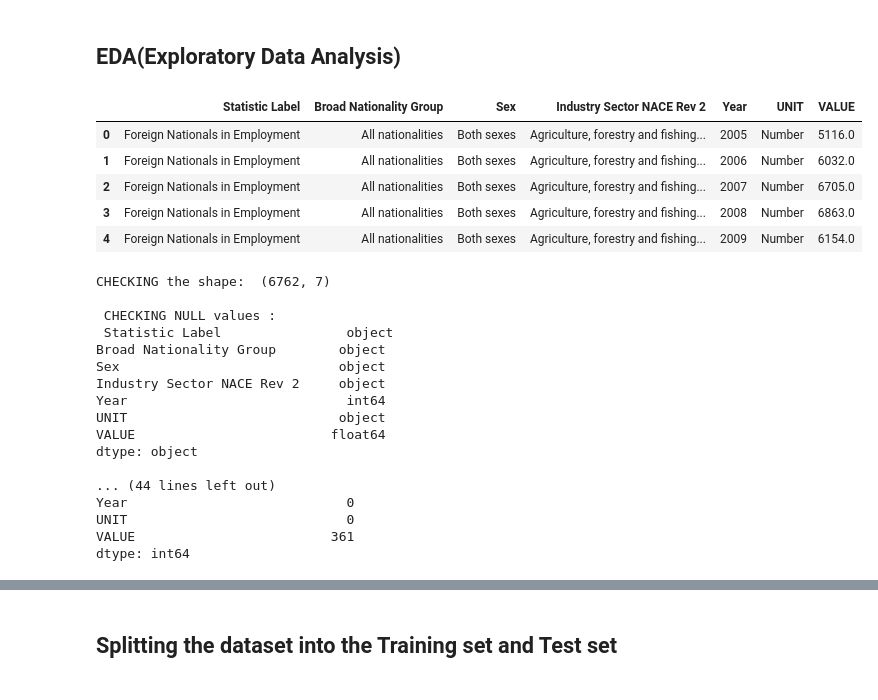
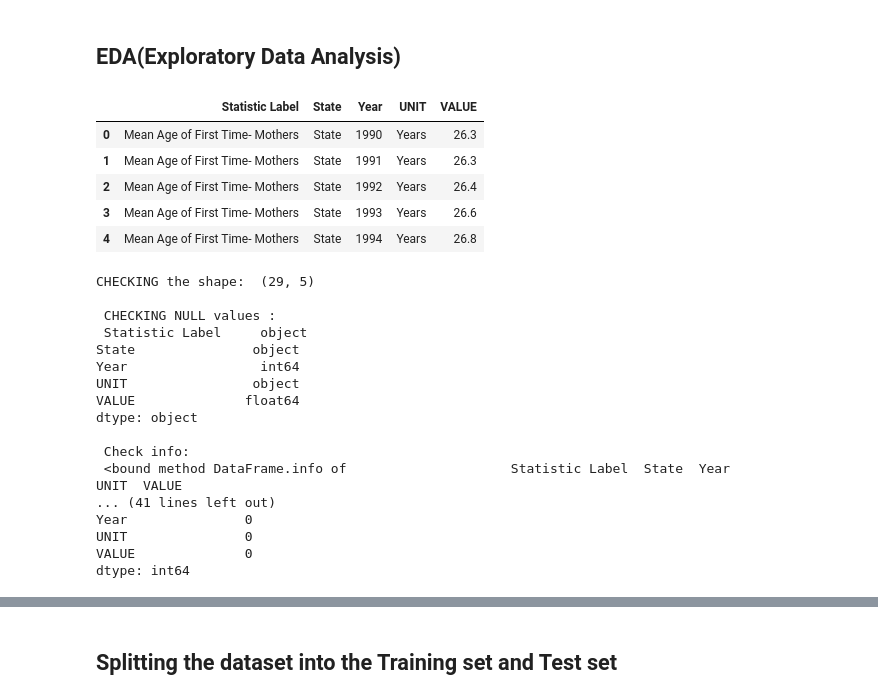
Before and after one commit to FernandoDataAnalitycs/ca_project, a Jupyter notebook: assignments.ipynb, the cells around one changed output, grey strips where cells are left out. Saved outputs shown, nothing was run; the diff lists cells and outputs as text; code cells hidden in the pictures.

```diff
--- a/assignments.ipynb
+++ b/assignments.ipynb
@@ -15,35 +12,37 @@ fn_in_employment = pd.read_csv("fna08_foreign_nationals_in_employment.csv")
+# %%
+df_aofm = pd.read_csv("PPO18_age_of_firstime_mothers.csv")# aofm = age_of_firstime_mothers
 # %% [markdown]
 ## EDA(Exploratory Data Analysis)
 # %%
-fn_in_employment.head()
+df_aofm.head()
 # %% [output]
-|  | Statistic Label | Broad Nationality Group | Sex | Industry Sector NACE Rev 2 | Year | UNIT | VALUE |
-| 0 | Foreign Nationals in Employment | All nationalities | Both sexes | Agriculture, forestry and fishing... | 2005 | Number | 5116.0 |
-| 1 | Foreign Nationals in Employment | All nationalities | Both sexes | Agriculture, forestry and fishing... | 2006 | Number | 6032.0 |
-| 2 | Foreign Nationals in Employment | All nationalities | Both sexes | Agriculture, forestry and fishing... | 2007 | Number | 6705.0 |
-| 3 | Foreign Nationals in Employment | All nationalities | Both sexes | Agriculture, forestry and fishing... | 2008 | Number | 6863.0 |
-| 4 | Foreign Nationals in Employment | All nationalities | Both sexes | Agriculture, forestry and fishing... | 2009 | Number | 6154.0 |
+|  | Statistic Label | State | Year | UNIT | VALUE |
+| 0 | Mean Age of First Time- Mothers | State | 1990 | Years | 26.3 |
+| 1 | Mean Age of First Time- Mothers | State | 1991 | Years | 26.3 |
+| 2 | Mean Age of First Time- Mothers | State | 1992 | Years | 26.4 |
+| 3 | Mean Age of First Time- Mothers | State | 1993 | Years | 26.6 |
+| 4 | Mean Age of First Time- Mothers | State | 1994 | Years | 26.8 |
 # %%
-print("CHECKING the shape: ",fn_in_employment.shape)#Chacking shape
-print("\n CHECKING NULL values :\n",fn_in_employment.dtypes)#checking data types
-print("\n Check info:\n",fn_in_employment.info)
-print("\n COUNT is :\n",fn_in_employment.count() )#count rows
-print("\n CHECKING NULL values :\n",fn_in_employment.isnull().sum())#checking null values
+print("CHECKING the shape: ",df_aofm.shape)#Checking shape
+print("\n CHECKING NULL values :\n",df_aofm.dtypes)#checking data types
+print("\n Check info:\n",df_aofm.info)# checking info
+print("\n COUNT is :\n",df_aofm.count() )#count rows
+print("\n CHECKING NULL values :\n",df_aofm.isnull().sum())#checking null values
 # %% [output]
-CHECKING the shape:  (6762, 7)
+CHECKING the shape:  (29, 5)
 
  CHECKING NULL values :
- Statistic Label                object
-Broad Nationality Group        object
-Sex                            object
-Industry Sector NACE Rev 2     object
-Year                            int64
-UNIT                           object
-VALUE                         float64
+ Statistic Label     object
+State               object
+Year                 int64
+UNIT                object
+VALUE              float64
 dtype: object
 
-... (44 lines left out)
-Year                            0
-UNIT                            0
-VALUE                         361
+ Check info:
+ <bound method DataFrame.info of                     Statistic Label  State  Year   UNIT  VALUE
+... (41 lines left out)
+Year               0
+UNIT               0
+VALUE              0
 dtype: int64
```
Also changed, not shown: parts of 21 cells of this notebook, 3 other files.
